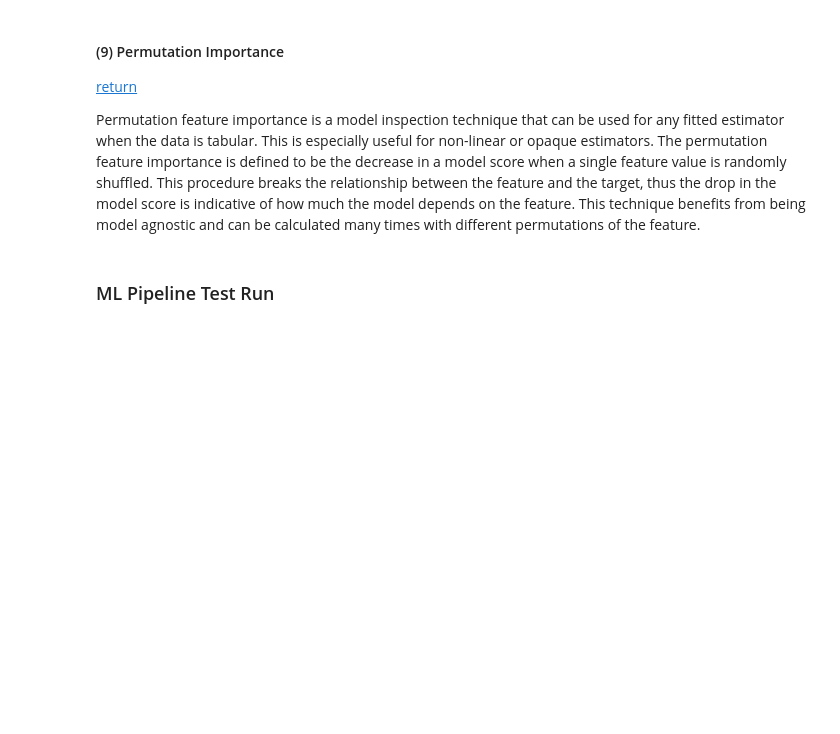
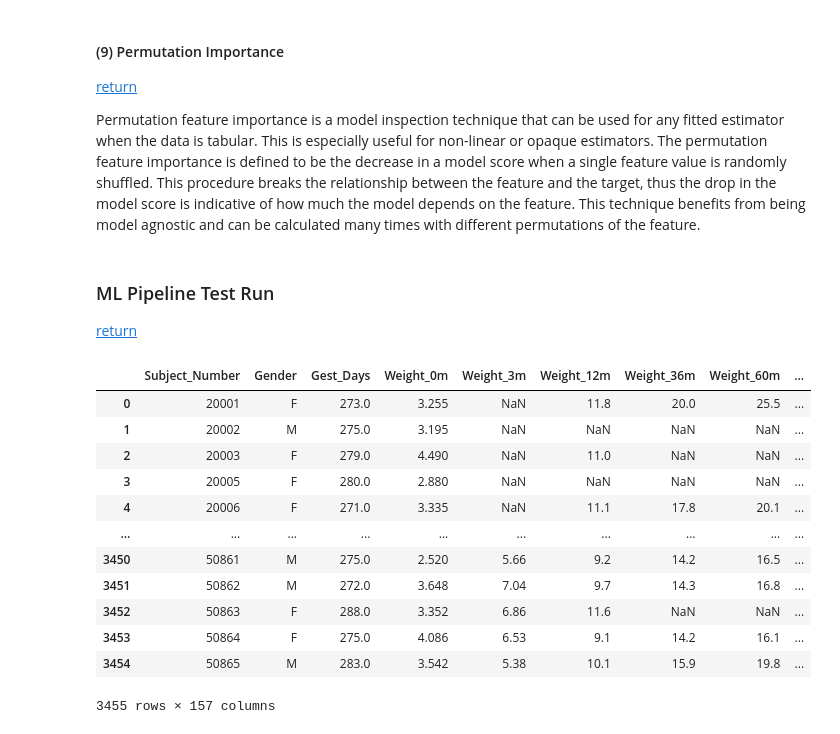
Before and after one commit to PingHe-Stan/Sickkids_ML, a Jupyter notebook: notebooks/CHILD_ml_pipeline.ipynb, the cells around one changed output. Drawn from its saved outputs; the diff is of its cells as text; code cells hidden in the pictures; blank space fills up the shorter version.

```diff
--- a/notebooks/CHILD_ml_pipeline.ipynb
+++ b/notebooks/CHILD_ml_pipeline.ipynb
@@ -745,2 +719,20 @@ df_shrunk[df_shrunk.Home_Furry_Pets_6m.isna()][
 # %% [markdown]
-### ML Pipeline Test Run
+### ML Pipeline Test Run <a id='pipeline'></a>
+
+[return](#top)
+# %%
+df_child
+# %% [output]
+|  | Subject_Number | Gender | Gest_Days | Weight_0m | Weight_3m | Weight_12m | Weight_36m | Weight_60m | ... |
+| 0 | 20001 | F | 273.0 | 3.255 | NaN | 11.8 | 20.0 | 25.5 | ... |
+| 1 | 20002 | M | 275.0 | 3.195 | NaN | NaN | NaN | NaN | ... |
+| 2 | 20003 | F | 279.0 | 4.490 | NaN | 11.0 | NaN | NaN | ... |
+| 3 | 20005 | F | 280.0 | 2.880 | NaN | NaN | NaN | NaN | ... |
+| 4 | 20006 | F | 271.0 | 3.335 | NaN | 11.1 | 17.8 | 20.1 | ... |
+| ... | ... | ... | ... | ... | ... | ... | ... | ... | ... |
+| 3450 | 50861 | M | 275.0 | 2.520 | 5.66 | 9.2 | 14.2 | 16.5 | ... |
+| 3451 | 50862 | M | 272.0 | 3.648 | 7.04 | 9.7 | 14.3 | 16.8 | ... |
+| 3452 | 50863 | F | 288.0 | 3.352 | 6.86 | 11.6 | NaN | NaN | ... |
+| 3453 | 50864 | F | 275.0 | 4.086 | 6.53 | 9.1 | 14.2 | 16.1 | ... |
+| 3454 | 50865 | M | 283.0 | 3.542 | 5.38 | 10.1 | 15.9 | 19.8 | ... |
+3455 rows × 157 columns
```
Also changed, not shown: parts of 69 cells of this notebook.
